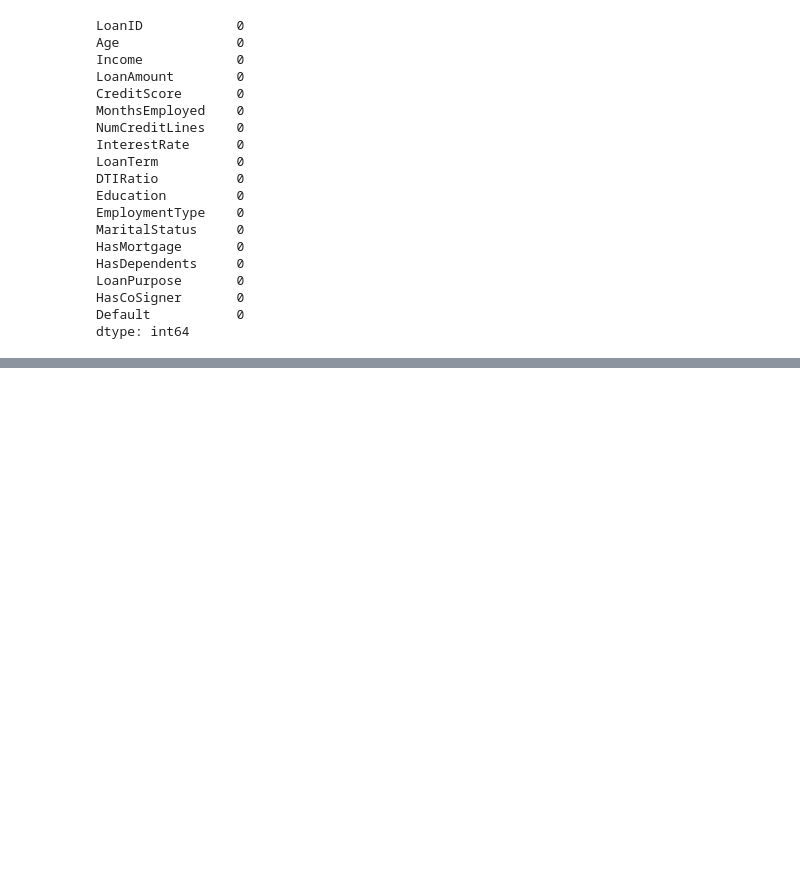
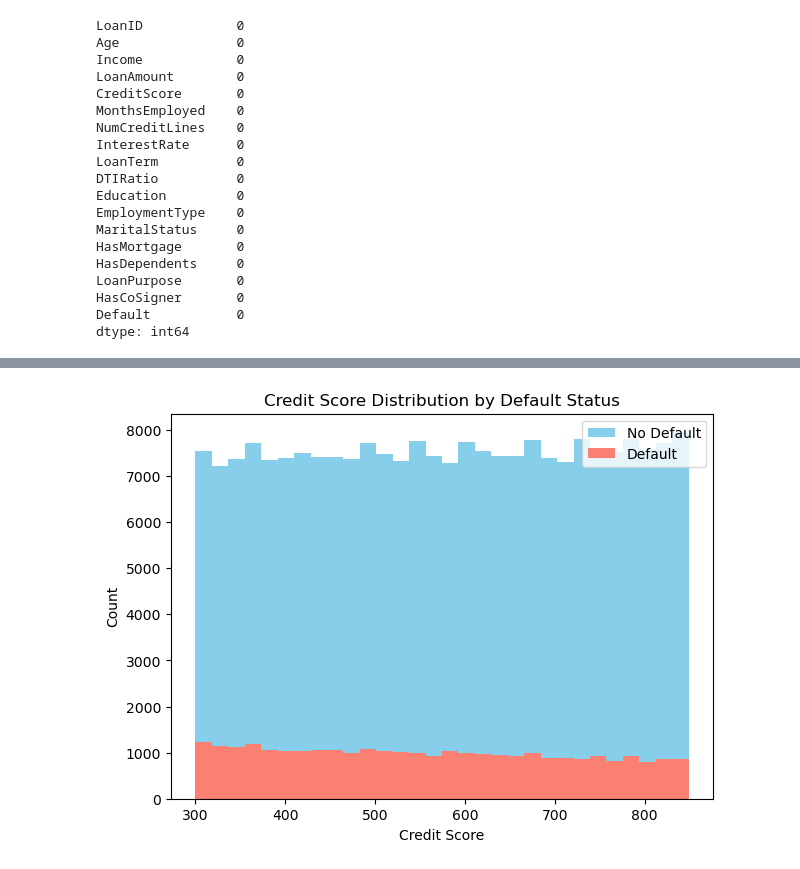
Before and after one commit to springboardmentor891v/CreditPathAI_Oct_Batch, a Jupyter notebook: work_15_Oct.ipynb, the cells around one changed output, grey strips where cells are left out. Saved outputs shown, nothing was run; the diff lists cells and outputs as text; code cells hidden in the pictures; blank space fills up the shorter version.

```diff
--- a/work_15_Oct.ipynb
+++ b/work_15_Oct.ipynb
@@ -139,0 +198,11 @@ dtype: int64
+# %%
+plt.figure(figsize=(7,5))
+plt.hist(df[df['Default']==0]['CreditScore'], bins=30, label='No Default', color='skyblue')
+plt.hist(df[df['Default']==1]['CreditScore'],bins=30,  label='Default', color='salmon')
+plt.title('Credit Score Distribution by Default Status')
+plt.xlabel('Credit Score')
+plt.ylabel('Count')
+plt.legend()
+plt.show()
+# %% [output]
+[figure, added]
```
Also changed, not shown: parts of 6 cells of this notebook.
